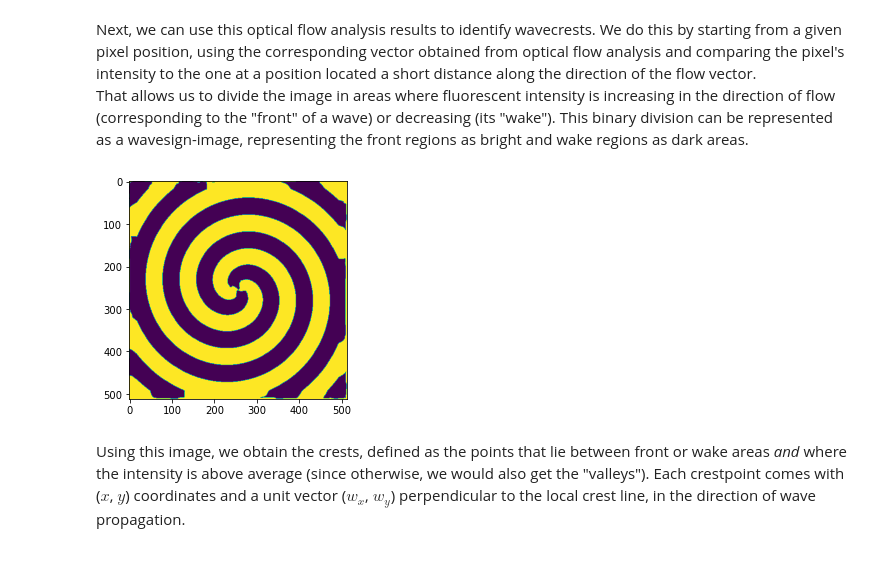
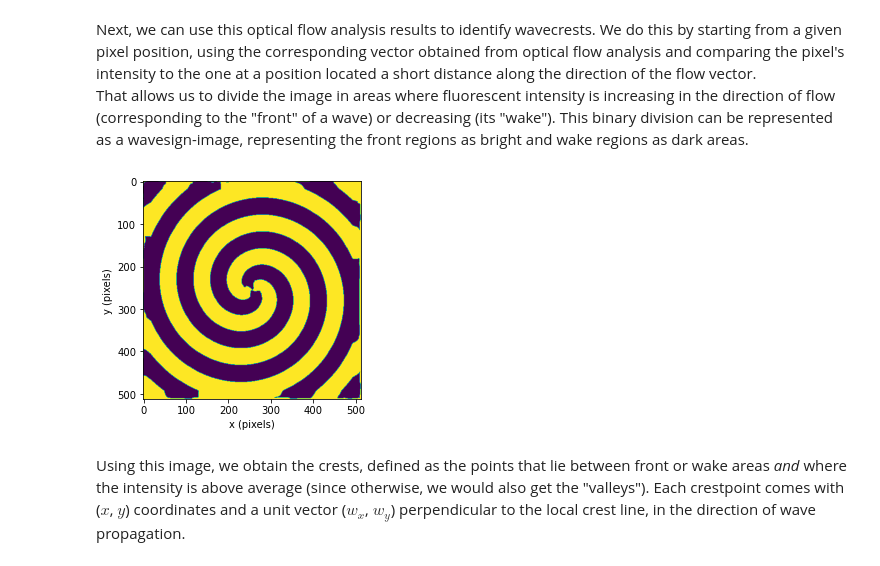
Before and after one commit to M-Sabrina/MinDE_analysis_2022, a Jupyter notebook: DEMO_MinDE_local_analysis.ipynb, the cells around one changed output. Cells and saved outputs as stored; diff of their text form; code cells hidden in the pictures.

```diff
--- a/DEMO_MinDE_local_analysis.ipynb
+++ b/DEMO_MinDE_local_analysis.ipynb
@@ -44,38 +45,47 @@ if selection not in np.arange(1, 6):
     MinDE_st_original = get_data.generate_pattern(
         lambda_t=10, lambda_x=1, size=512, N_frames=50, demo=False
     )
-    auto_halfspan = 50
     crest_index_auto = 300
+    zm_lo = 50
+    zm_hi = 75
 elif selection == 1:  # "Simulated spiral"
     MinDE_st_original = get_data.generate_pattern(
         lambda_t=10, lambda_x=1, size=512, N_frames=50, demo=False
     )
-    auto_halfspan = 50
     crest_index_auto = 300
+    zm_lo = 50
+    zm_hi = 75
 elif selection > 1:
     if selection == 2:  # "Min spiral (example data)"
         stack_path = Path().cwd() / "example_data" / "real_spiral.tif"
-        auto_halfspan = 45
         crest_index_auto = 200
+        zm_lo = 75
+        zm_hi = 100
     if selection == 3:  # "Min northwest-directed traveling waves (example data)"
         stack_path = Path().cwd() / "example_data" / "real_northwest.tif"
-        auto_halfspan = 50
-        crest_index_auto = 100
+        crest_index_auto = 350
+        zm_lo = 150
+        zm_hi = 200
     if selection == 4:  # "Min large stitched pattern (example data)"
         stack_path = Path().cwd() / "example_data" / "real_square_stitch.tif"
-        auto_halfspan = 35
         crest_index_auto = 100
+        zm_lo = 75
+        zm_hi = 100
     if selection == 5:  # "Min horizontally stitched pattern (example data)"
         stack_path = Path().cwd() / "example_data" / "real_horizontal_stitch.tif"
-        auto_halfspan = 35
         crest_index_auto = 300
+        zm_lo = 50
+        zm_hi = 75
     MinDE_st_original = get_data.load_stack(stack_path, size=None, demo=False)
 nt, ny, nx = np.shape(MinDE_st_original)
+auto_halfspan = get_auto_halfspan(
+    MinDE_st_original, frames_to_analyse=10, verbose=False
+)
 
 fig, ax = plt.subplots()
 ax.imshow(MinDE_st_original[0, :, :])
-ax.set_xlabel("x (pixel)")
-ax.set_ylabel("y (pixel)")
+ax.set_xlabel("x (pixels)")
+ax.set_ylabel("y (pixels)")
 plt.show()
 
 print(f"Current selection: {selection}")
@@ -141,9 +151,11 @@ wavesign_im = min_de_patterns_crests.get_rise_or_fall(flow_x, flow_y, im0)
 # %%
 fig, ax = plt.subplots()
 ax.imshow(wavesign_im)
+ax.set_xlabel("x (pixels)")
+ax.set_ylabel("y (pixels)")
 plt.show()
 # %% [output]
-[figure, old version]
+[figure, new version]
 # %% [markdown]
 Using this image, we obtain the crests, defined as the points that lie between front or wake areas *and* where the intensity is above average (since otherwise, we would also get the "valleys"). Each crestpoint comes with ($x$, $y$) coordinates and a unit vector ($w_x$, $w_y$) perpendicular to the local crest line, in the direction of wave propagation.
 # %%
```
Also changed, not shown: parts of 13 cells of this notebook, 16 other files.
